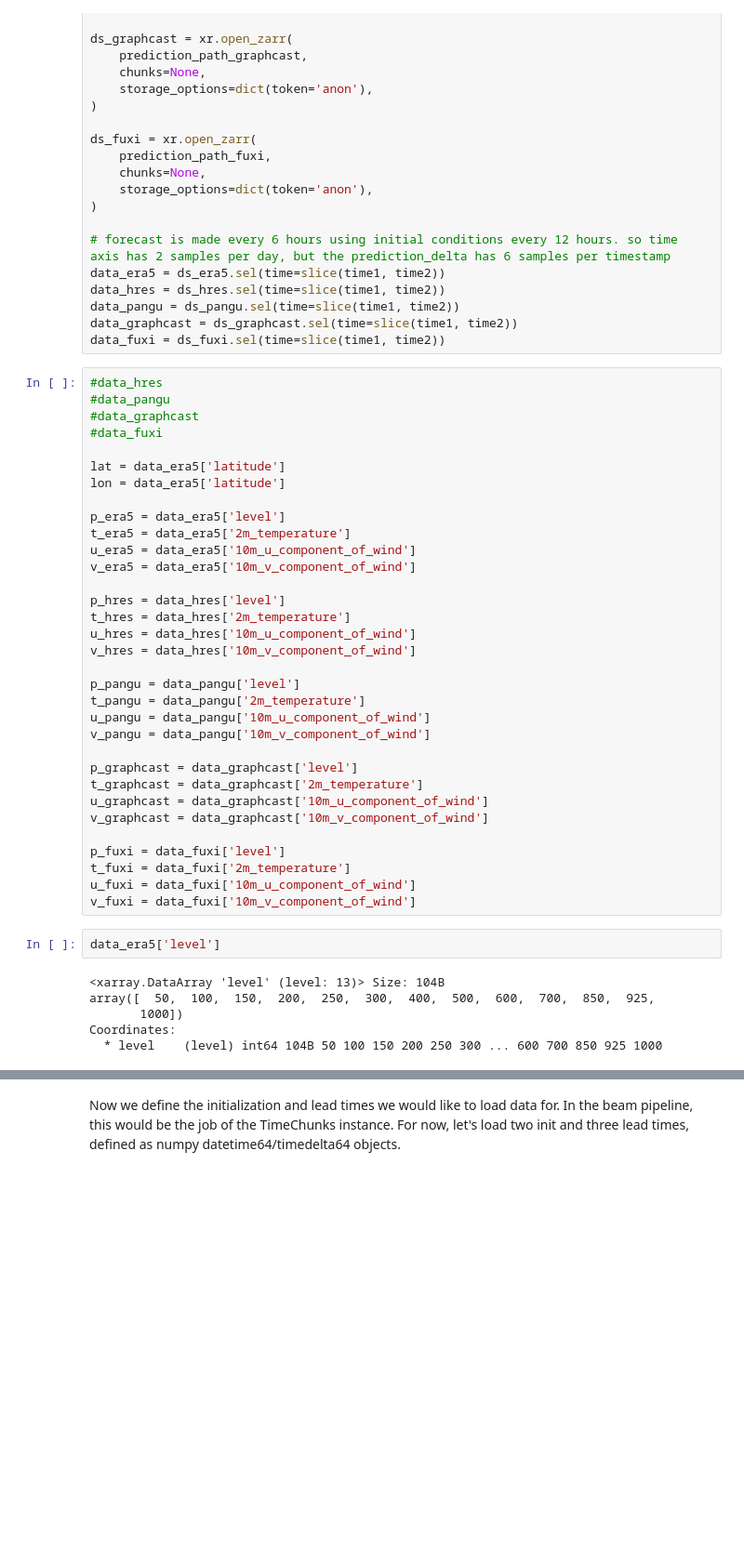
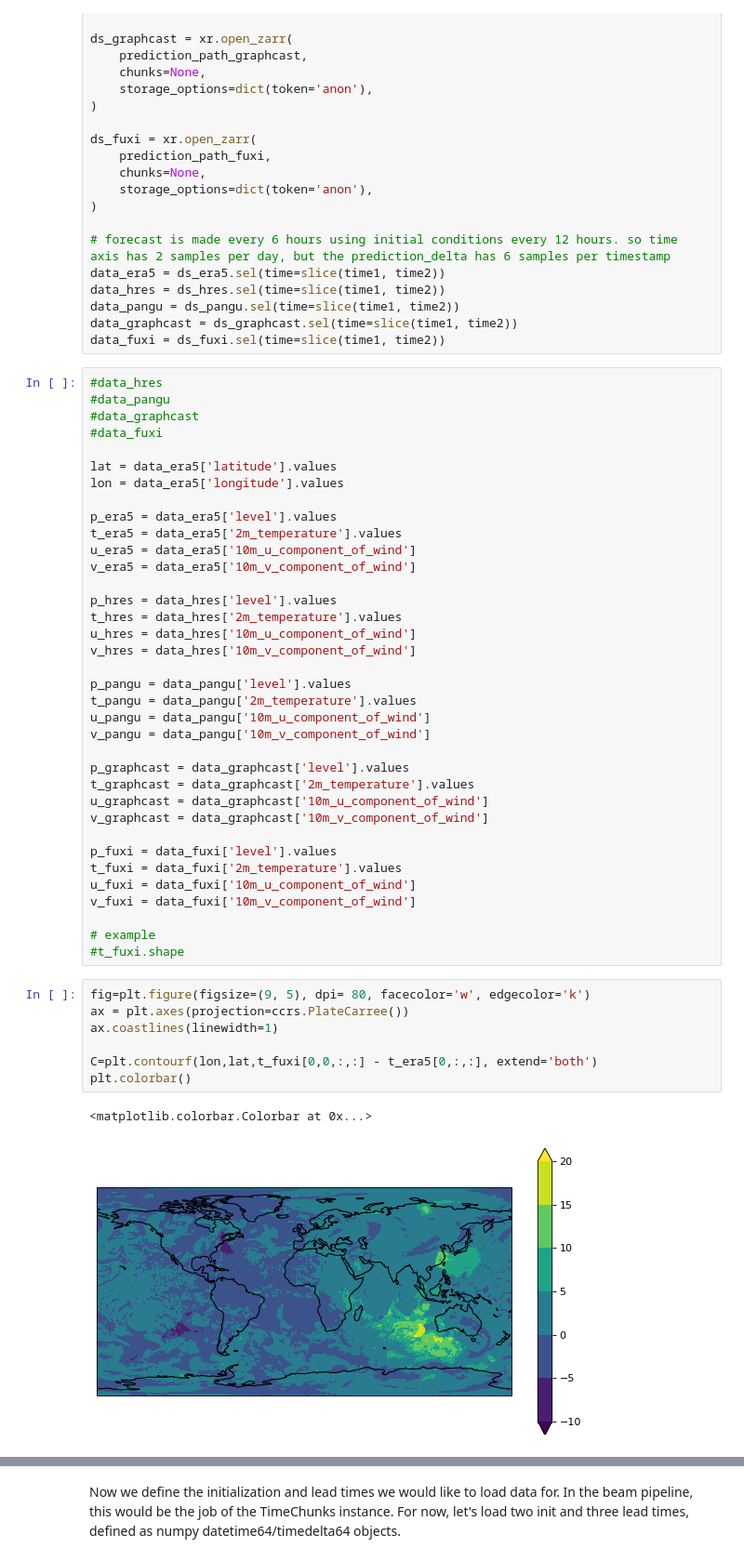
Before and after one commit to amangupta2/ai_weather, a Jupyter notebook: docs/source/wbx_quickstart.ipynb, the cells around one changed output, grey strips where cells are left out. Shown at 93% size. Saved outputs shown, nothing was run; the diff lists cells and outputs as text; blank space fills up the shorter version.

```diff
--- a/docs/source/wbx_quickstart.ipynb
+++ b/docs/source/wbx_quickstart.ipynb
@@ -128,38 +128,43 @@ data_fuxi = ds_fuxi.sel(time=slice(time1, time2))
 #data_graphcast
 #data_fuxi
 
-lat = data_era5['latitude']
-lon = data_era5['latitude']
+lat = data_era5['latitude'].values
+lon = data_era5['longitude'].values
 
-p_era5 = data_era5['level']
-t_era5 = data_era5['2m_temperature']
+p_era5 = data_era5['level'].values
+t_era5 = data_era5['2m_temperature'].values
 u_era5 = data_era5['10m_u_component_of_wind']
 v_era5 = data_era5['10m_v_component_of_wind']
 
-p_hres = data_hres['level']
-t_hres = data_hres['2m_temperature']
+p_hres = data_hres['level'].values
+t_hres = data_hres['2m_temperature'].values
 u_hres = data_hres['10m_u_component_of_wind']
 v_hres = data_hres['10m_v_component_of_wind']
 
-p_pangu = data_pangu['level']
-t_pangu = data_pangu['2m_temperature']
+p_pangu = data_pangu['level'].values
+t_pangu = data_pangu['2m_temperature'].values
 u_pangu = data_pangu['10m_u_component_of_wind']
 v_pangu = data_pangu['10m_v_component_of_wind']
 
-p_graphcast = data_graphcast['level']
-t_graphcast = data_graphcast['2m_temperature']
+p_graphcast = data_graphcast['level'].values
+t_graphcast = data_graphcast['2m_temperature'].values
 u_graphcast = data_graphcast['10m_u_component_of_wind']
 v_graphcast = data_graphcast['10m_v_component_of_wind']
 
-p_fuxi = data_fuxi['level']
-t_fuxi = data_fuxi['2m_temperature']
+p_fuxi = data_fuxi['level'].values
+t_fuxi = data_fuxi['2m_temperature'].values
 u_fuxi = data_fuxi['10m_u_component_of_wind']
 v_fuxi = data_fuxi['10m_v_component_of_wind']
+
+# example
+#t_fuxi.shape
-# %%
-data_era5['level']
-# %% [output]
-<xarray.DataArray 'level' (level: 13)> Size: 104B
-array([  50,  100,  150,  200,  250,  300,  400,  500,  600,  700,  850,  925,
-       1000])
-Coordinates:
-  * level    (level) int64 104B 50 100 150 200 250 300 ... 600 700 850 925 1000
+# %%
+fig=plt.figure(figsize=(9, 5), dpi= 80, facecolor='w', edgecolor='k')
+ax = plt.axes(projection=ccrs.PlateCarree())
+ax.coastlines(linewidth=1)
+
+C=plt.contourf(lon,lat,t_fuxi[0,0,:,:] - t_era5[0,:,:], extend='both')
+plt.colorbar()
+# %% [output]
+<matplotlib.colorbar.Colorbar at 0x...>
+[figure, added]
```
Also changed, not shown: parts of 2 cells of this notebook.
